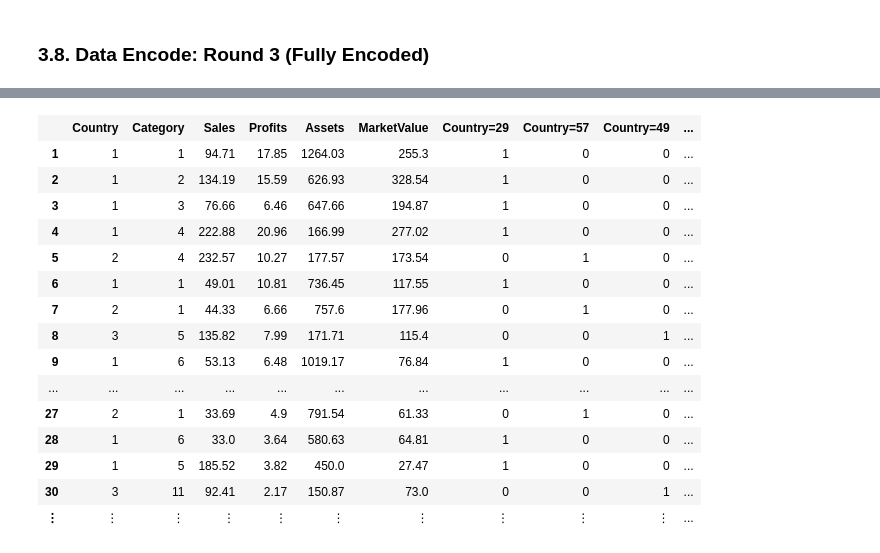
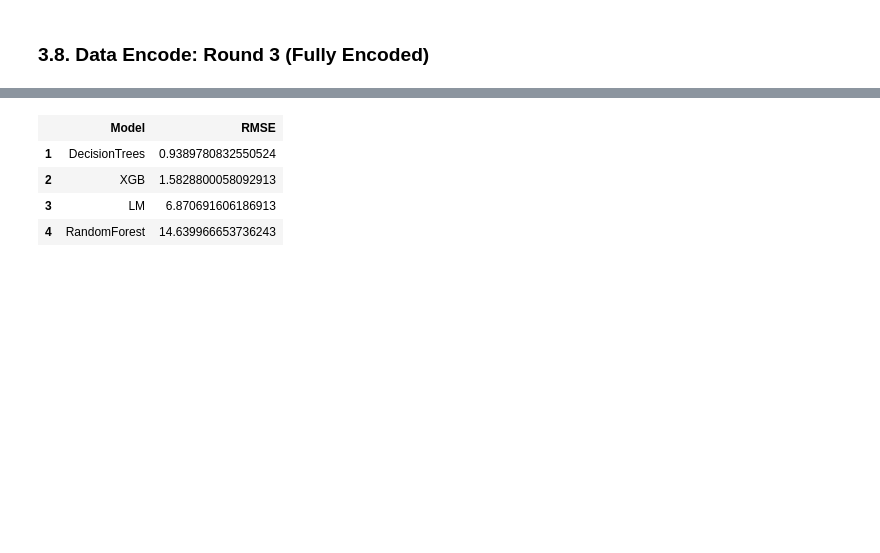
Before and after one commit to dmoliveira/My-Data-Science-Toolbox, a Jupyter notebook: Notebooks/Machine-Learning-Experiments/Machine Learning Notes - Feature Encoding.ipynb, the cells around one changed output, grey strips where cells are left out. Drawn from its saved outputs; the diff is of its cells as text; code cells hidden in the pictures; blank space fills up the shorter version.

```diff
--- a/Notebooks/Machine-Learning-Experiments/Machine Learning Notes - Feature Encoding.ipynb
+++ b/Notebooks/Machine-Learning-Experiments/Machine Learning Notes - Feature Encoding.ipynb
@@ -291,22 +291,21 @@ Maximum:      256.330000
 # %%
-# Sales	Profits	Assets
 # Sales
 eval_list = generate_evaluation_function_list([1, 2, 5, 10, 20, 30, 60, 90, 120, 150])
 encoded_data3 = categorize_feature!(copy(encoded_data2), :Sales, eval_list)
+
+eval_list = generate_evaluation_function_list([-5, -2, 0, 2, 5])
+categorize_feature!(encoded_data3, :Profits, eval_list)
+
+eval_list = generate_evaluation_function_list([1, 25, 50])
+categorize_feature!(encoded_data3, :Assets, eval_list)
+
+new_features = setdiff(names(encoded_data3), [:Sales, :Profits, :Assets]);
+
+X, y = Array{Float64, 2}(encoded_data3[:, new_features]), Array{Float64, 1}(encoded_data3[output])
+analyze_models(X, y, X, rmse, model_list)
 # %% [output]
-|  | Country | Category | Sales | Profits | Assets | MarketValue | Country=29 | Country=57 | Country=49 | ... |
-| 1 | 1 | 1 | 94.71 | 17.85 | 1264.03 | 255.3 | 1 | 0 | 0 | ... |
-| 2 | 1 | 2 | 134.19 | 15.59 | 626.93 | 328.54 | 1 | 0 | 0 | ... |
-| 3 | 1 | 3 | 76.66 | 6.46 | 647.66 | 194.87 | 1 | 0 | 0 | ... |
-| 4 | 1 | 4 | 222.88 | 20.96 | 166.99 | 277.02 | 1 | 0 | 0 | ... |
-| 5 | 2 | 4 | 232.57 | 10.27 | 177.57 | 173.54 | 0 | 1 | 0 | ... |
-| 6 | 1 | 1 | 49.01 | 10.81 | 736.45 | 117.55 | 1 | 0 | 0 | ... |
-| 7 | 2 | 1 | 44.33 | 6.66 | 757.6 | 177.96 | 0 | 1 | 0 | ... |
-| 8 | 3 | 5 | 135.82 | 7.99 | 171.71 | 115.4 | 0 | 0 | 1 | ... |
-| 9 | 1 | 6 | 53.13 | 6.48 | 1019.17 | 76.84 | 1 | 0 | 0 | ... |
-| ... | ... | ... | ... | ... | ... | ... | ... | ... | ... | ... |
-| 27 | 2 | 1 | 33.69 | 4.9 | 791.54 | 61.33 | 0 | 1 | 0 | ... |
-| 28 | 1 | 6 | 33.0 | 3.64 | 580.63 | 64.81 | 1 | 0 | 0 | ... |
-| 29 | 1 | 5 | 185.52 | 3.82 | 450.0 | 27.47 | 1 | 0 | 0 | ... |
-| 30 | 3 | 11 | 92.41 | 2.17 | 150.87 | 73.0 | 0 | 0 | 1 | ... |
-| ⋮ | ⋮ | ⋮ | ⋮ | ⋮ | ⋮ | ⋮ | ⋮ | ⋮ | ⋮ | ... |
+|  | Model | RMSE |
+| 1 | DecisionTrees | 0.9389780832550524 |
+| 2 | XGB | 1.5828800058092913 |
+| 3 | LM | 6.870691606186913 |
+| 4 | RandomForest | 14.639966653736243 |
```
Also changed, not shown: parts of 6 cells of this notebook.
